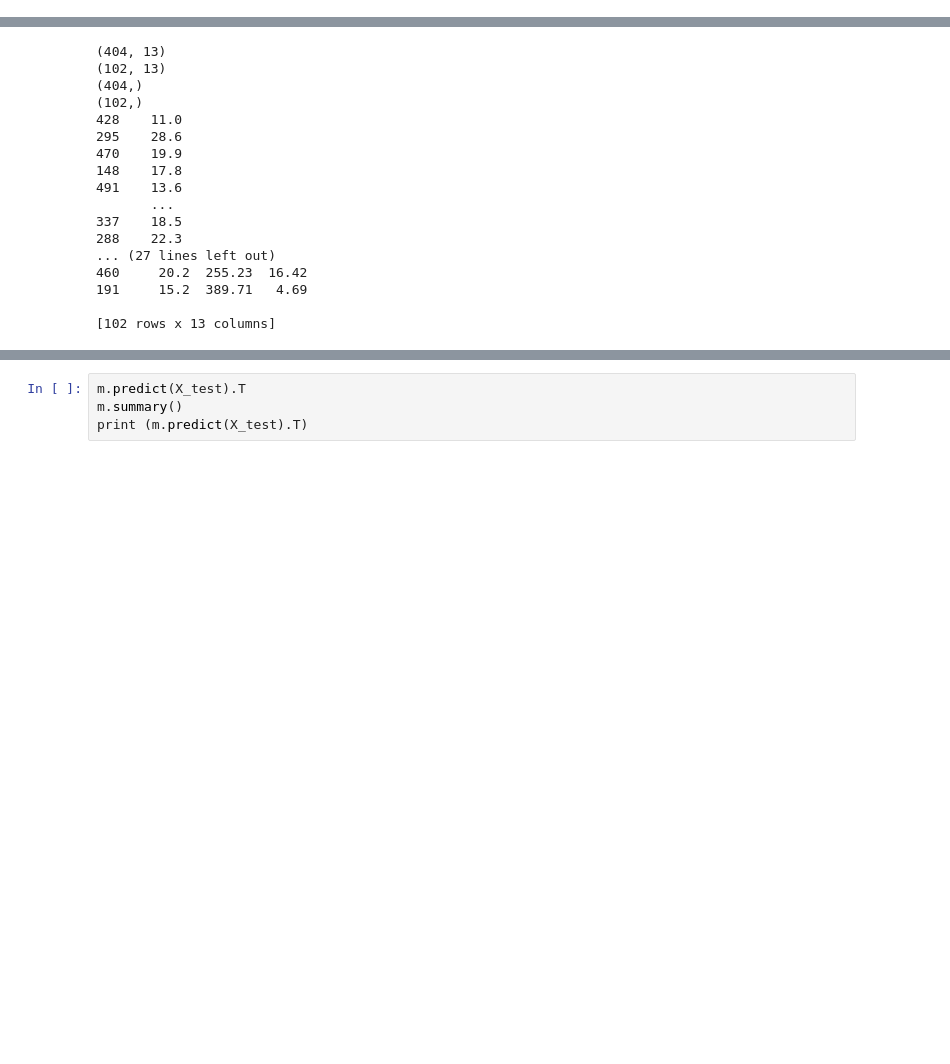
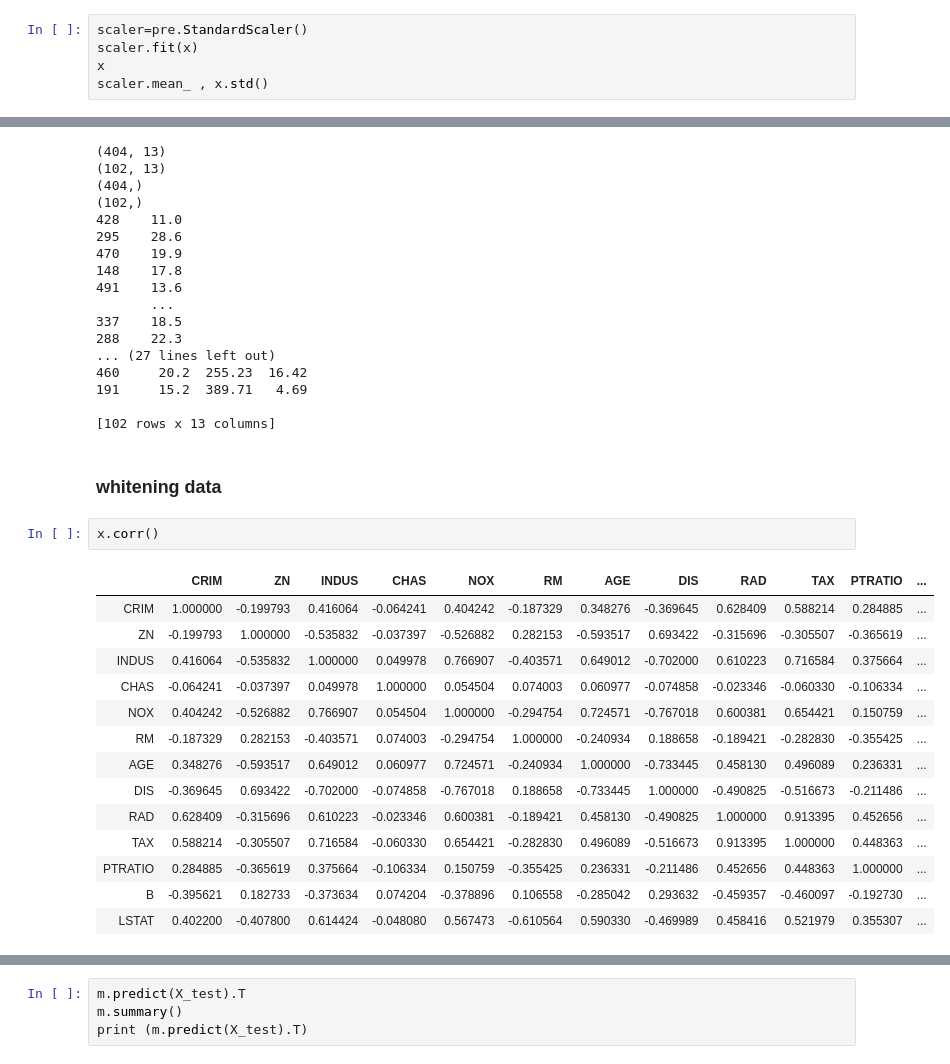
Before and after one commit to Hudsonsue/machine-learning, a Jupyter notebook: Machine Learning - Assessment.ipynb, the cells around one changed output, grey strips where cells are left out. Cells and saved outputs as stored; diff of their text form; blank space fills up the shorter version.

```diff
--- a/Machine Learning - Assessment.ipynb
+++ b/Machine Learning - Assessment.ipynb
@@ -263,0 +291,5 @@ Name: MEDV, Length: 506, dtype: float64
+# %%
+scaler=pre.StandardScaler()
+scaler.fit(x)
+x
+scaler.mean_ , x.std()
@@ -287,3 +354,22 @@ print(X_test)
 191     15.2  389.71   4.69
 
 [102 rows x 13 columns]
+# %% [markdown]
+### whitening data
+# %%
+x.corr()
+# %% [output]
+|  | CRIM | ZN | INDUS | CHAS | NOX | RM | AGE | DIS | RAD | TAX | PTRATIO | ... |
+| CRIM | 1.000000 | -0.199793 | 0.416064 | -0.064241 | 0.404242 | -0.187329 | 0.348276 | -0.369645 | 0.628409 | 0.588214 | 0.284885 | ... |
+| ZN | -0.199793 | 1.000000 | -0.535832 | -0.037397 | -0.526882 | 0.282153 | -0.593517 | 0.693422 | -0.315696 | -0.305507 | -0.365619 | ... |
+| INDUS | 0.416064 | -0.535832 | 1.000000 | 0.049978 | 0.766907 | -0.403571 | 0.649012 | -0.702000 | 0.610223 | 0.716584 | 0.375664 | ... |
+| CHAS | -0.064241 | -0.037397 | 0.049978 | 1.000000 | 0.054504 | 0.074003 | 0.060977 | -0.074858 | -0.023346 | -0.060330 | -0.106334 | ... |
+| NOX | 0.404242 | -0.526882 | 0.766907 | 0.054504 | 1.000000 | -0.294754 | 0.724571 | -0.767018 | 0.600381 | 0.654421 | 0.150759 | ... |
+| RM | -0.187329 | 0.282153 | -0.403571 | 0.074003 | -0.294754 | 1.000000 | -0.240934 | 0.188658 | -0.189421 | -0.282830 | -0.355425 | ... |
+| AGE | 0.348276 | -0.593517 | 0.649012 | 0.060977 | 0.724571 | -0.240934 | 1.000000 | -0.733445 | 0.458130 | 0.496089 | 0.236331 | ... |
+| DIS | -0.369645 | 0.693422 | -0.702000 | -0.074858 | -0.767018 | 0.188658 | -0.733445 | 1.000000 | -0.490825 | -0.516673 | -0.211486 | ... |
+| RAD | 0.628409 | -0.315696 | 0.610223 | -0.023346 | 0.600381 | -0.189421 | 0.458130 | -0.490825 | 1.000000 | 0.913395 | 0.452656 | ... |
+| TAX | 0.588214 | -0.305507 | 0.716584 | -0.060330 | 0.654421 | -0.282830 | 0.496089 | -0.516673 | 0.913395 | 1.000000 | 0.448363 | ... |
+| PTRATIO | 0.284885 | -0.365619 | 0.375664 | -0.106334 | 0.150759 | -0.355425 | 0.236331 | -0.211486 | 0.452656 | 0.448363 | 1.000000 | ... |
+| B | -0.395621 | 0.182733 | -0.373634 | 0.074204 | -0.378896 | 0.106558 | -0.285042 | 0.293632 | -0.459357 | -0.460097 | -0.192730 | ... |
+| LSTAT | 0.402200 | -0.407800 | 0.614424 | -0.048080 | 0.567473 | -0.610564 | 0.590330 | -0.469989 | 0.458416 | 0.521979 | 0.355307 | ... |
```
Also changed, not shown: parts of 13 cells of this notebook.
